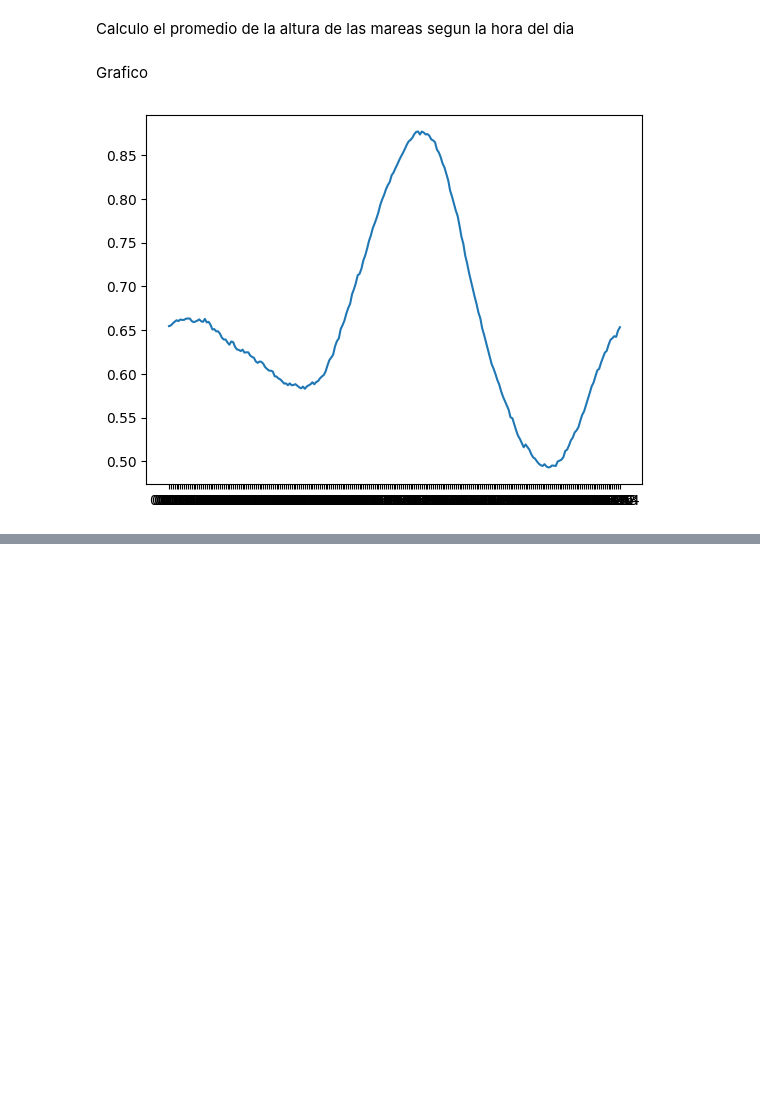
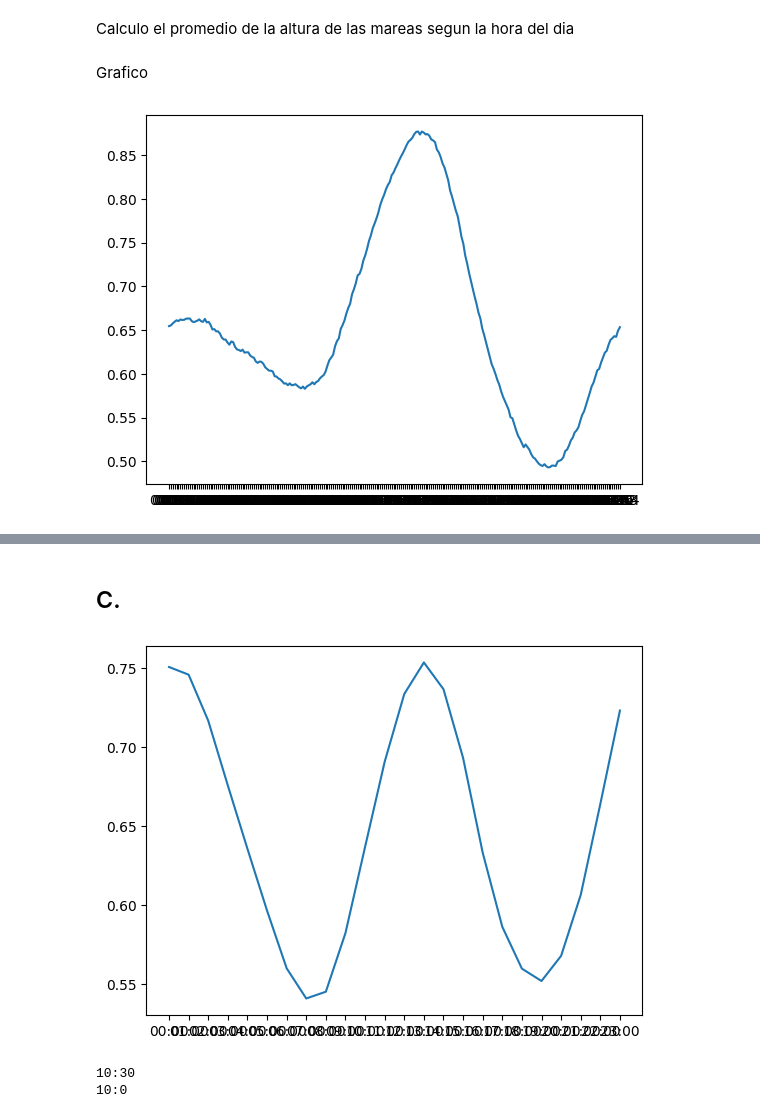
Before and after one commit to Ignacio0viedo/Analisis-de-mareas, a Jupyter notebook: tp Analisis Numerico.ipynb, the cells around one changed output, grey strips where cells are left out. Cells and saved outputs as stored; diff of their text form; code cells hidden in the pictures; blank space fills up the shorter version.

```diff
--- a/tp Analisis Numerico.ipynb
+++ b/tp Analisis Numerico.ipynb
@@ -107,0 +224,54 @@ tiempos
+# %% [markdown]
+## C.
+# %%
+ruta_del_archivo = "CO-OPS_8452660_met(2021).csv"
+data = pd.read_csv(ruta_del_archivo)
+
+promedios_por_hora = data.groupby('Time (GMT)')['Verified (m)'].mean()
+tiempos = promedios_por_hora.index
+
+plt.plot(tiempos, promedios_por_hora)
+plt.show()
+# %% [output]
+[figure, added]
+# %%
+fecha = '2021/01/01'
+
+# Utilizo groupby() para agrupar por la columna 'Date' y luego get_group() para obtener los registros de la fecha deseada
+registros_categoria_deseada = data.groupby('Date').get_group(fecha)
+
+tiempos = registros_categoria_deseada['Time (GMT)'].tolist()
+alturas = registros_categoria_deseada['Verified (m)'].tolist()
+
+maximos = []
+minimos = []
+
+for i in range(0,len(alturas),1):
+    if i == 0:
+        if alturas[i] > alturas[i+1]:
+            maximos.append(tiempos[i])
+        else:
+            minimos.append(tiempos[i])
+    elif i == (len(alturas)-1):
+        if alturas[i] > alturas[i-1]:
+            maximos.append(tiempos[i])
+        else:
+            minimos.append(tiempos[i])
+    else:
+        if alturas[i-1] < alturas[i] > alturas[i+1]:
+            maximos.append(tiempos[i])
+        elif alturas[i-1] > alturas[i] < alturas[i+1]:
+            minimos.append(tiempos[i])
+
+tiempos_en_minutos_maximos = tiempo_a_int(maximos)
+tiempos_en_minutos_minimos = tiempo_a_int(minimos)
+diferencia_de_maximos = calculador_diferencias(tiempos_en_minutos_maximos)
+diferencia_de_minimos = calculador_diferencias(tiempos_en_minutos_minimos)
+promedio_diferencia_maximos = np.mean(diferencia_de_maximos)
+promedio_diferencia_minimos = np.mean(diferencia_de_minimos)
+
+print(tiempo_a_strings(promedio_diferencia_maximos))
+print(tiempo_a_strings(promedio_diferencia_minimos))
+# %% [output]
+10:30
+10:0
```
Also changed, not shown: parts of 57 cells of this notebook.
